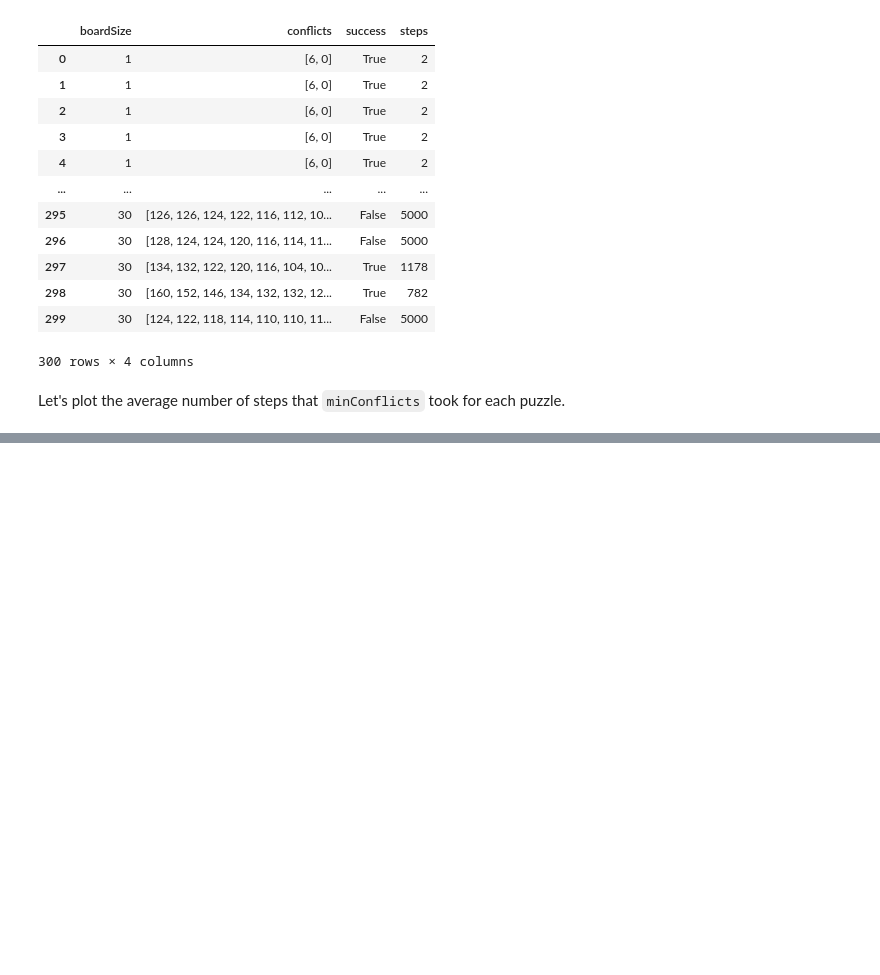
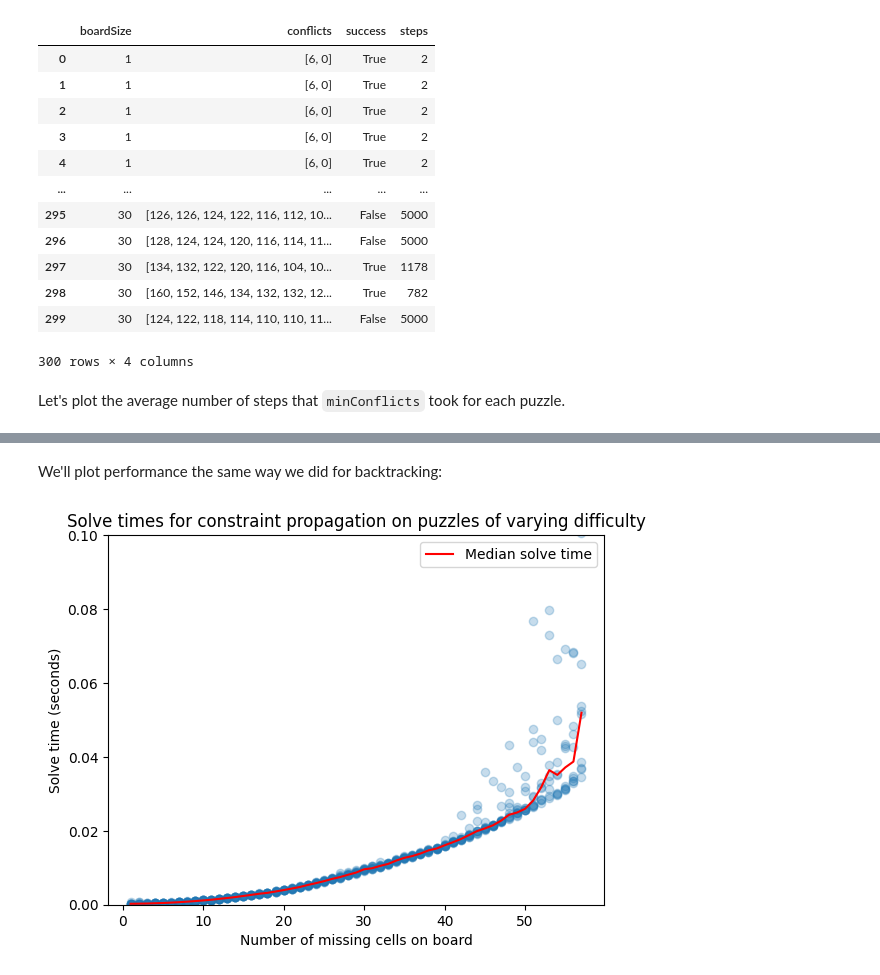
Before and after one commit to arjunphull123/sudoku-ai, a Jupyter notebook: test.ipynb, the cells around one changed output, grey strips where cells are left out. Saved outputs shown, nothing was run; the diff lists cells and outputs as text; code cells hidden in the pictures; blank space fills up the shorter version.

```diff
--- a/test.ipynb
+++ b/test.ipynb
@@ -204,0 +276,13 @@ Text(0, 0.5, 'Average steps taken')
+# %%
+# constraintPropRuns = pd.DataFrame(columns=['boardSize', 'solveTime'], index=np.arange(570))
+#
+# run = 0
+# for size in tqdm(boards, desc="Sizes"):
+#     for i in tqdm(range(10), desc=f"Iterating over size {size}"):
+#         game = SudokuGame(boards[size][i].copy())
+#         constraintPropRuns.boardSize[run] = size
+#         constraintPropRuns.solveTime[run] = constraintProp(game, printOutput=False)[1]
+#         run += 1
+
+constraintPropRuns = pd.read_csv('constraintPropRuns.csv', index_col=0)
+constraintPropRuns
@@ -204,0 +303,14 @@ Text(0, 0.5, 'Average steps taken')
+# %% [markdown]
+We'll plot performance the same way we did for backtracking:
+# %%
+plt.scatter(constraintPropRuns.boardSize, constraintPropRuns.solveTime, alpha=0.25)
+plt.title('Solve times for constraint propagation on puzzles of varying difficulty')
+plt.xlabel('Number of missing cells on board')
+plt.ylabel('Solve time (seconds)')
+# plt.yscale('log')
+plt.ylim(0, 0.1)
+plt.plot(constraintPropRuns.groupby('boardSize')['solveTime'].median(), color='red', label='Median solve time')
+plt.legend()
+plt.show()
+# %% [output]
+[figure, added]
```
Also changed, not shown: parts of 25 cells of this notebook, 5 other files.
